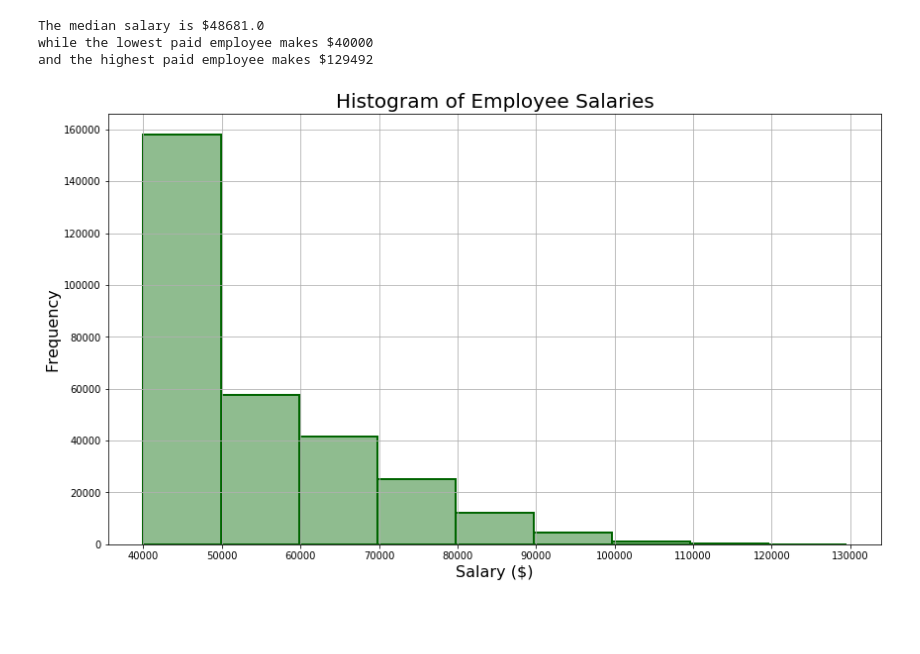
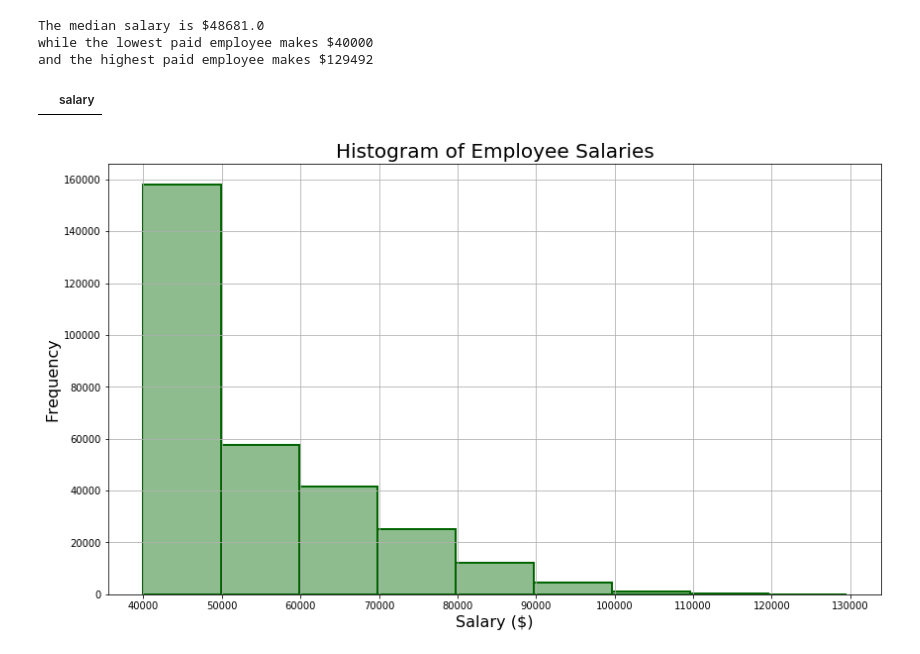
Before and after one commit to TreyWarren/sql-challenge, a Jupyter notebook: Bonus.ipynb, the cells around one changed output. Drawn from its saved outputs; the diff is of its cells as text; code cells hidden in the pictures; blank space fills up the shorter version.

```diff
--- a/Bonus.ipynb
+++ b/Bonus.ipynb
@@ -125,6 +115,11 @@ and the highest paid employee makes ${salaries_df.salary.max()}""")
 The median salary is $48681.0
 while the lowest paid employee makes $40000
 and the highest paid employee makes $129492
+# %%
+# Check for any null values
+salaries_df.loc[salaries_df.salary.isnull() == True]
+# %% [output]
+|  | salary |
 # %%
 # Plot the desired histogram
 plt.figure(0,(14,8))
```
Also changed, not shown: parts of 4 cells of this notebook.
